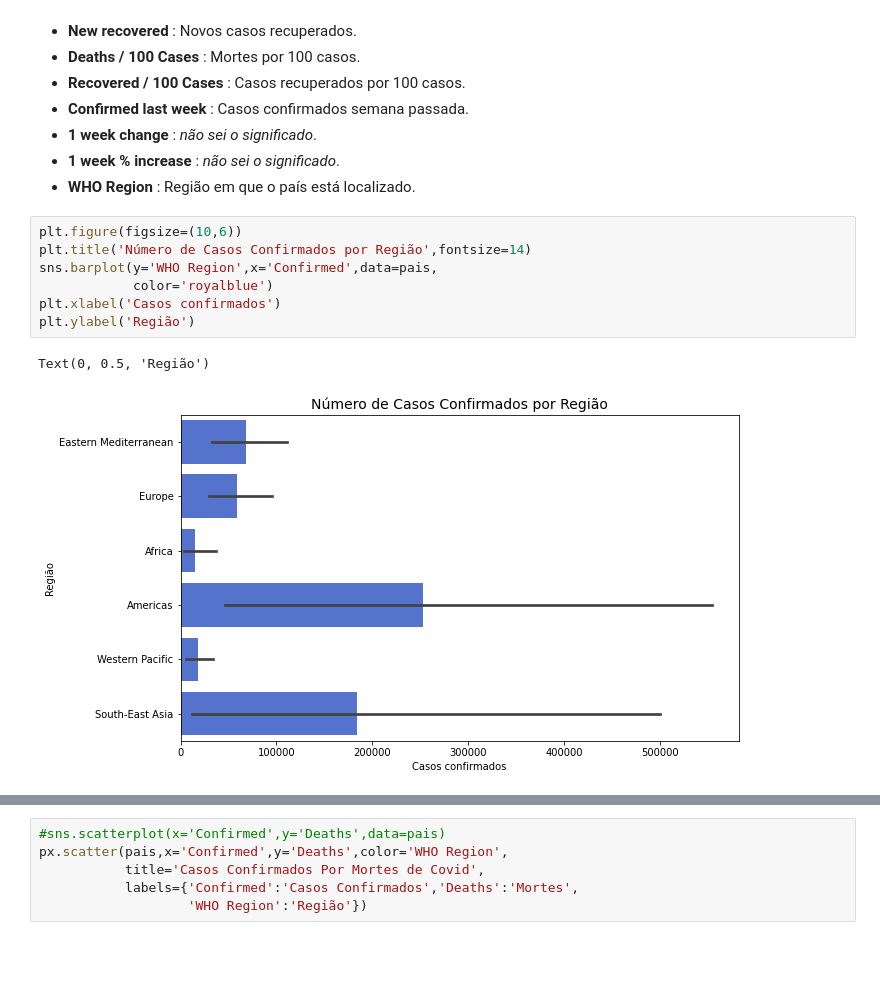
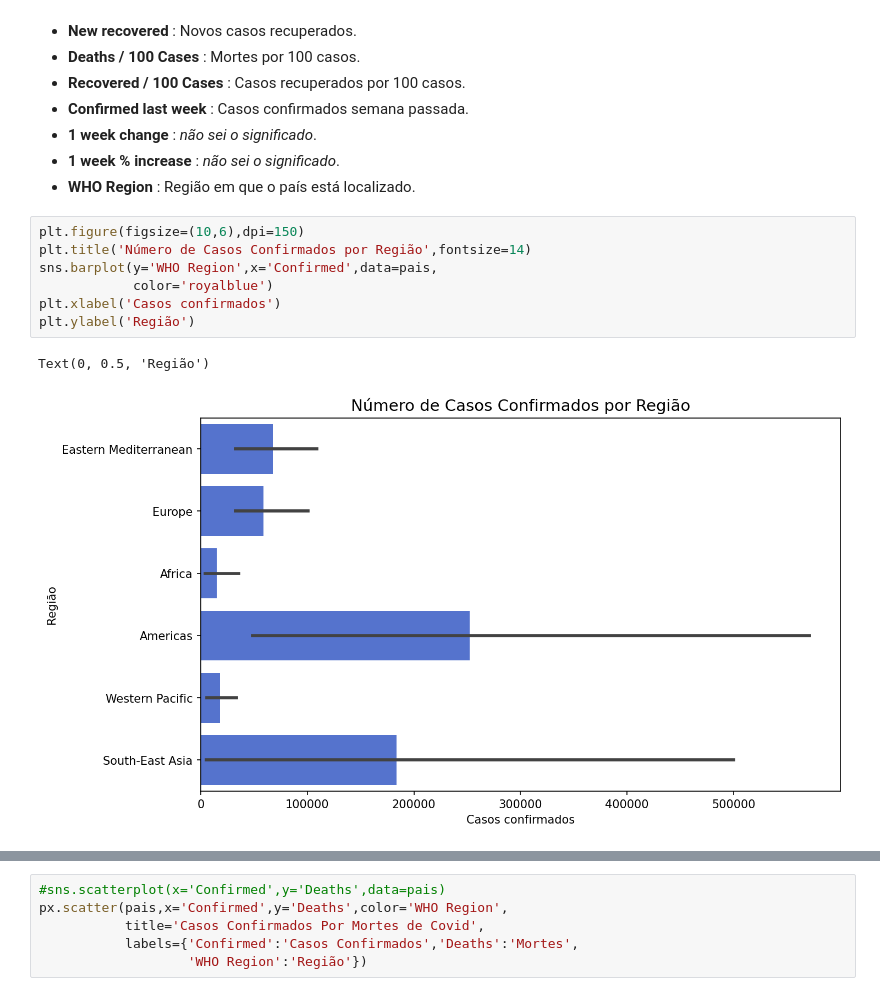
Before and after one commit to aaasatoou/bootcamp_blue_Projeto2, a Jupyter notebook: Notebooks/Sprint 1/Gustavo/Análise_Inicial.ipynb, the cells around one changed output, grey strips where cells are left out. Cells and saved outputs as stored; diff of their text form; blank space fills up the shorter version.

```diff
--- a/Notebooks/Sprint 1/Gustavo/Análise_Inicial.ipynb
+++ b/Notebooks/Sprint 1/Gustavo/Análise_Inicial.ipynb
@@ -49,13 +47,13 @@ Segundo esse material que pode ser acessado [aqui](https://www.nolangroupmedia.c
 - **1 week % increase** : *não sei o significado*.
 - **WHO Region** : Região em que o país está localizado.
 # %%
-plt.figure(figsize=(10,6))
+plt.figure(figsize=(10,6),dpi=150)
 plt.title('Número de Casos Confirmados por Região',fontsize=14)
 sns.barplot(y='WHO Region',x='Confirmed',data=pais,
             color='royalblue')
 plt.xlabel('Casos confirmados')
 plt.ylabel('Região')
 # %% [output]
 Text(0, 0.5, 'Região')
-[figure, old version]
+[figure, new version]
 # %%
```
Also changed, not shown: parts of 5 cells of this notebook.
